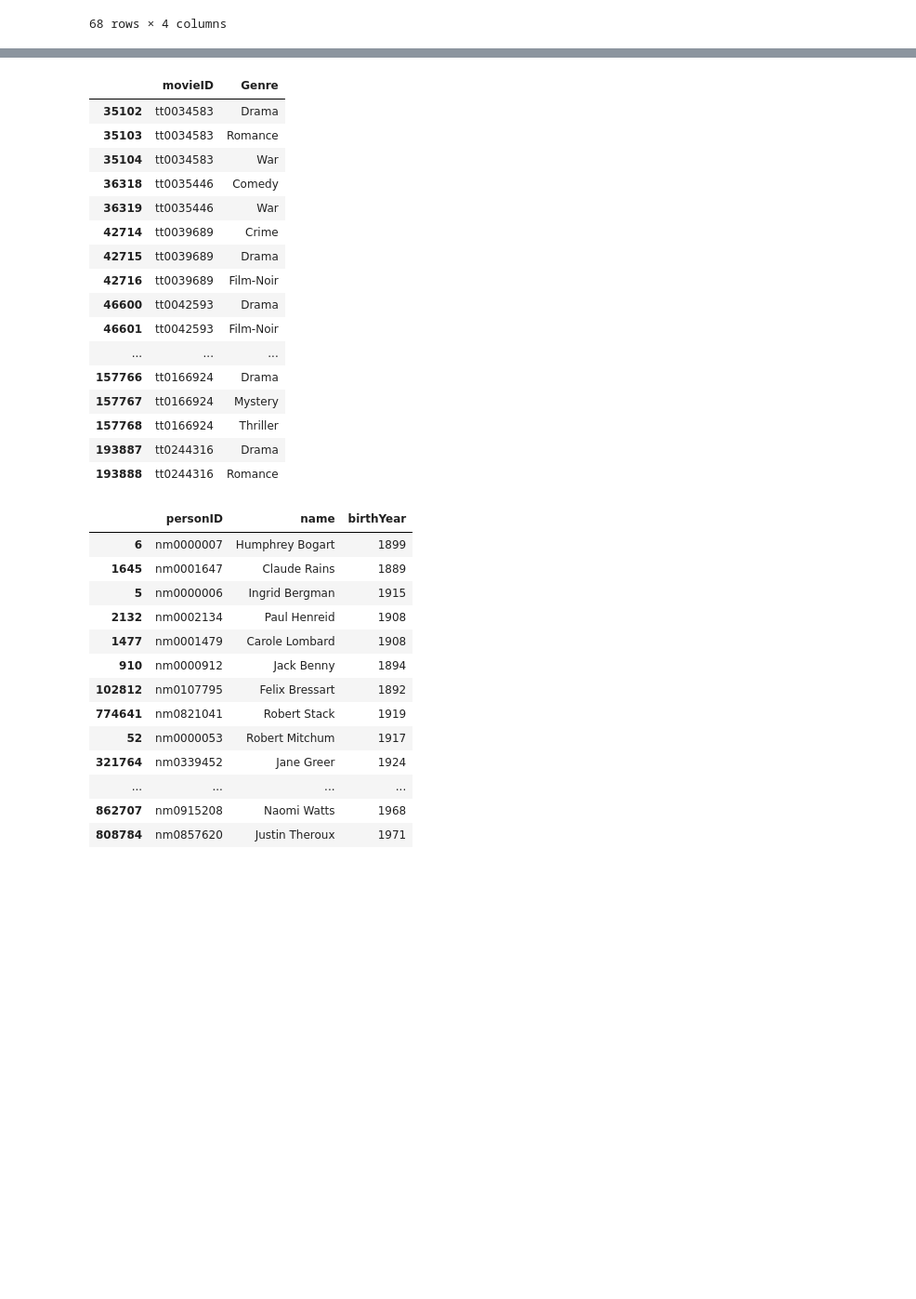
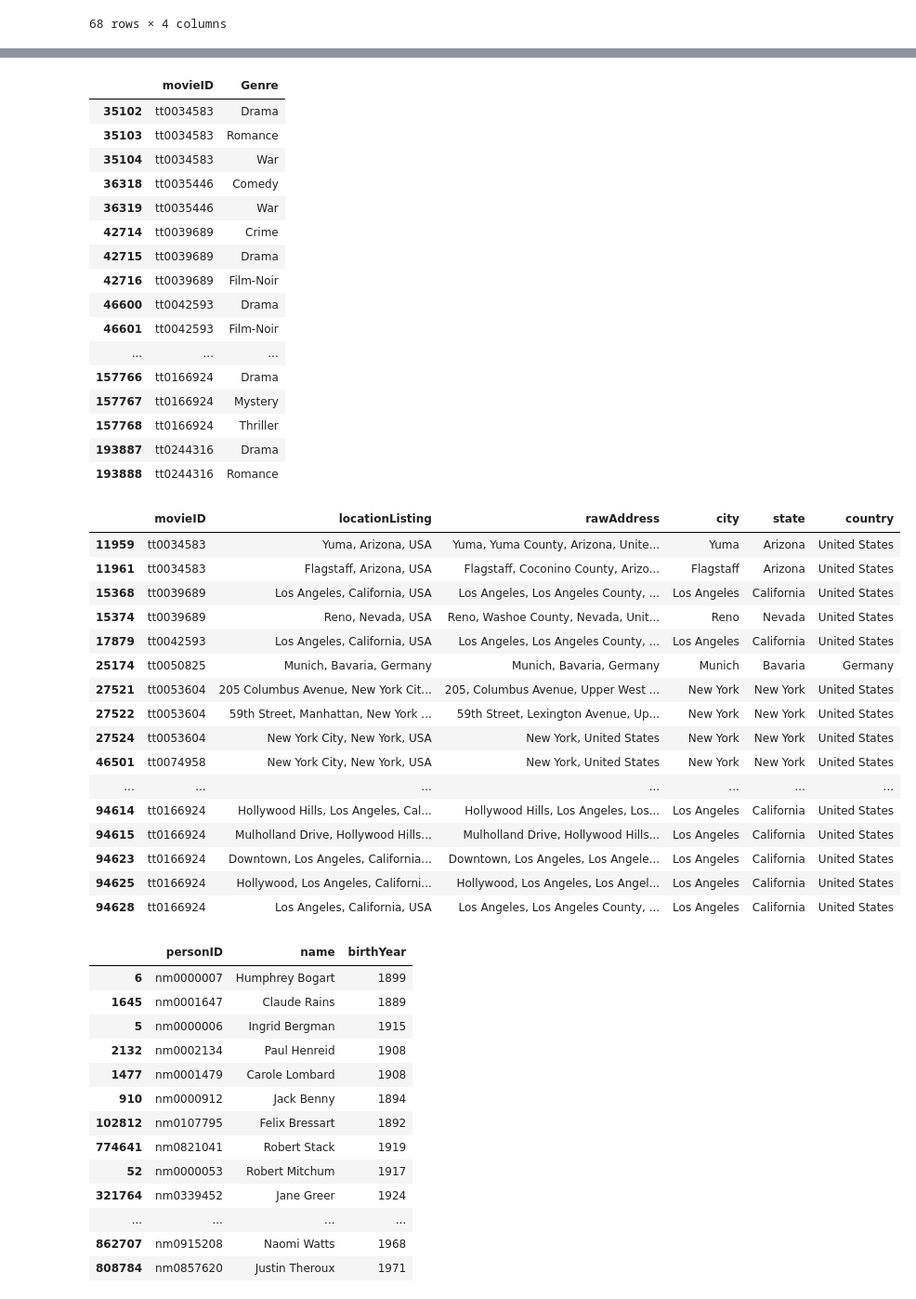
Before and after one commit to andychen237/filmDB, a Jupyter notebook: generate_test_data.ipynb, the cells around one changed output, grey strips where cells are left out. Shown: that part at 93% size. Cells and saved outputs as stored; diff of their text form; code cells hidden in the pictures; blank space fills up the shorter version.

Commit message:
half-completed shooting location data, complete small shooting location data, and updated notebook for data cleaning

```diff
--- a/generate_test_data.ipynb
+++ b/generate_test_data.ipynb
@@ -1,7 +1,7 @@
 # %%
 import pandas as pd
 # %%
-data = ['movie','directedby','starring','keywords','ranking','genre']
+data = ['movie','directedby','starring','keywords','ranking','genre','shootinglocation']
 ids = ['tt0034583','tt0035446','tt0039689','tt0042593','tt0050825','tt0053291','tt0053604','tt0062136','tt0064116','tt0074958','tt0078788','tt0087884','tt0112913','tt0166924','tt0244316']
 for i in data:
     infile = i + '.txt'
@@ -13,6 +13,8 @@ for i in data:
     if i == 'movie':
         test['year'] = test['year'].astype(int)
         test['runtime'] = test['runtime'].astype(int)
+    if i == 'shootinglocation':
+        test = test.dropna()
     test.to_csv(outfile, sep='\t', index=False)
     display(test)
 # %% [output]
@@ -83,33 +85,50 @@ for i in data:
 | 99 | tt0035446 | 100 |
 | 187 | tt0039689 | 188 |
 | 273 | tt0042593 | 274 |
 | 227 | tt0050825 | 228 |
 | 27 | tt0053291 | 28 |
 | 58 | tt0053604 | 59 |
 | 48 | tt0062136 | 49 |
 | 64 | tt0064116 | 65 |
 | 405 | tt0074958 | 406 |
 | 10 | tt0078788 | 11 |
 | 240 | tt0087884 | 241 |
 | 49 | tt0166924 | 50 |
 | 117 | tt0244316 | 118 |
 |  | movieID | Genre |
 | 35102 | tt0034583 | Drama |
 | 35103 | tt0034583 | Romance |
 | 35104 | tt0034583 | War |
 | 36318 | tt0035446 | Comedy |
 | 36319 | tt0035446 | War |
 | 42714 | tt0039689 | Crime |
 | 42715 | tt0039689 | Drama |
 | 42716 | tt0039689 | Film-Noir |
 | 46600 | tt0042593 | Drama |
 | 46601 | tt0042593 | Film-Noir |
 | ... | ... | ... |
 | 157766 | tt0166924 | Drama |
 | 157767 | tt0166924 | Mystery |
 | 157768 | tt0166924 | Thriller |
 | 193887 | tt0244316 | Drama |
 | 193888 | tt0244316 | Romance |
+|  | movieID | locationListing | rawAddress | city | state | country |
+| 11959 | tt0034583 | Yuma, Arizona, USA | Yuma, Yuma County, Arizona, Unite... | Yuma | Arizona | United States |
+| 11961 | tt0034583 | Flagstaff, Arizona, USA | Flagstaff, Coconino County, Arizo... | Flagstaff | Arizona | United States |
+| 15368 | tt0039689 | Los Angeles, California, USA | Los Angeles, Los Angeles County, ... | Los Angeles | California | United States |
+| 15374 | tt0039689 | Reno, Nevada, USA | Reno, Washoe County, Nevada, Unit... | Reno | Nevada | United States |
+| 17879 | tt0042593 | Los Angeles, California, USA | Los Angeles, Los Angeles County, ... | Los Angeles | California | United States |
+| 25174 | tt0050825 | Munich, Bavaria, Germany | Munich, Bavaria, Germany | Munich | Bavaria | Germany |
+| 27521 | tt0053604 | 205 Columbus Avenue, New York Cit... | 205, Columbus Avenue, Upper West ... | New York | New York | United States |
+| 27522 | tt0053604 | 59th Street, Manhattan, New York ... | 59th Street, Lexington Avenue, Up... | New York | New York | United States |
+| 27524 | tt0053604 | New York City, New York, USA | New York, United States | New York | New York | United States |
+| 46501 | tt0074958 | New York City, New York, USA | New York, United States | New York | New York | United States |
+| ... | ... | ... | ... | ... | ... | ... |
+| 94614 | tt0166924 | Hollywood Hills, Los Angeles, Cal... | Hollywood Hills, Los Angeles, Los... | Los Angeles | California | United States |
+| 94615 | tt0166924 | Mulholland Drive, Hollywood Hills... | Mulholland Drive, Hollywood Hills... | Los Angeles | California | United States |
+| 94623 | tt0166924 | Downtown, Los Angeles, California... | Downtown, Los Angeles, Los Angele... | Los Angeles | California | United States |
+| 94625 | tt0166924 | Hollywood, Los Angeles, Californi... | Hollywood, Los Angeles, Los Angel... | Los Angeles | California | United States |
+| 94628 | tt0166924 | Los Angeles, California, USA | Los Angeles, Los Angeles County, ... | Los Angeles | California | United States |
 # %%
 starring = pd.read_csv('starring-small.txt', sep='\t')
 person = pd.read_csv('person.txt', sep='\t')
```
Also changed, not shown: 3 other files.
